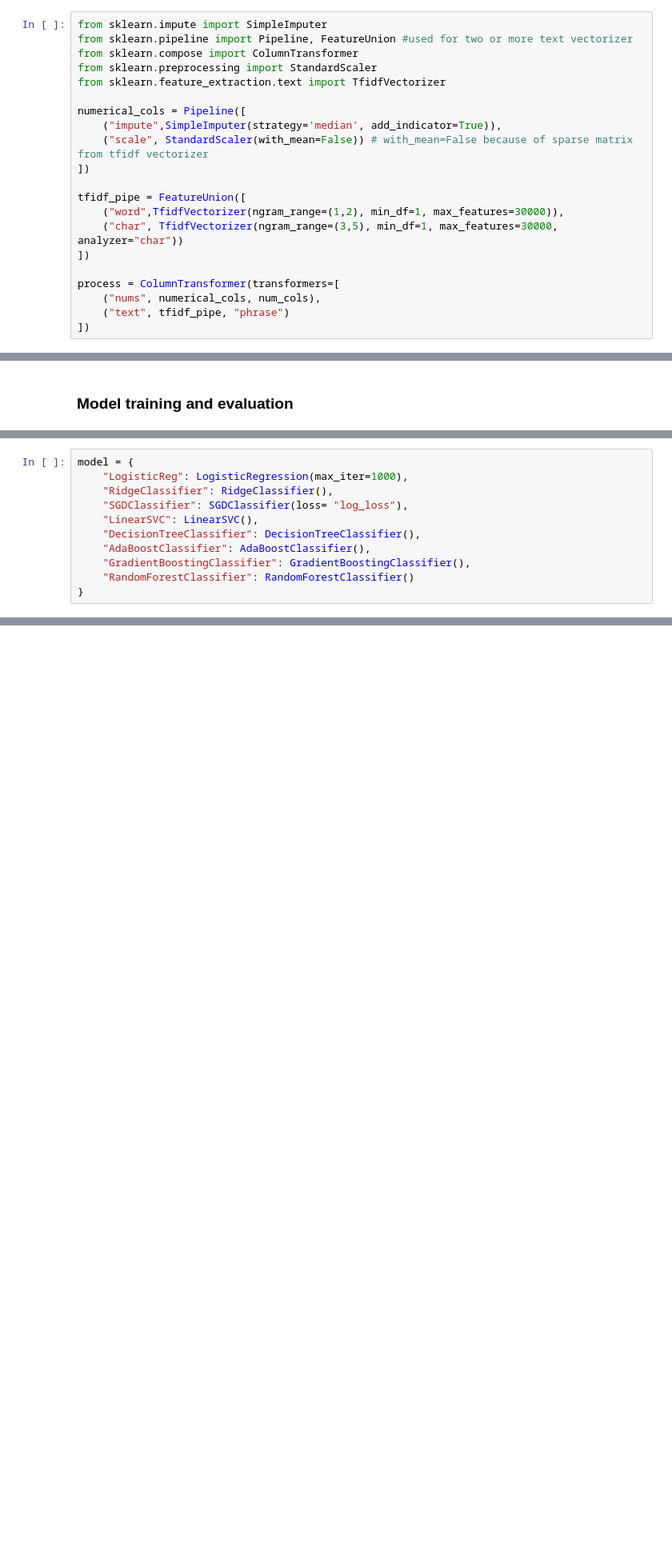
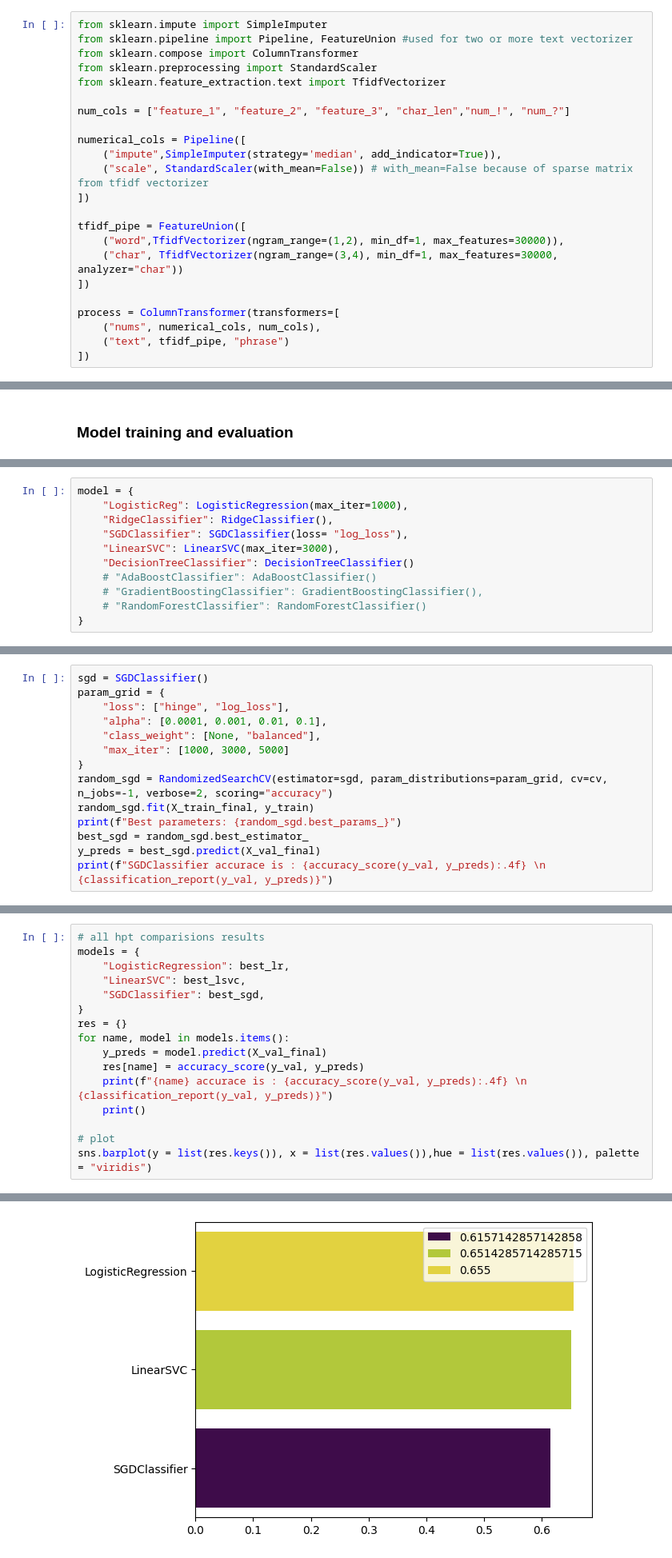
Before and after one commit to Kr-Adarsh/ML_CORE, a Jupyter notebook: Projects/movie-review/main.ipynb, the cells around one changed output, grey strips where cells are left out. Shown at 80% size. Drawn from its saved outputs; the diff is of its cells as text; blank space fills up the shorter version.

```diff
--- a/Projects/movie-review/main.ipynb
+++ b/Projects/movie-review/main.ipynb
@@ -177,6 +147,8 @@ from sklearn.pipeline import Pipeline, FeatureUnion #used for two or more text v
 from sklearn.compose import ColumnTransformer
 from sklearn.preprocessing import StandardScaler
 from sklearn.feature_extraction.text import TfidfVectorizer
+
+num_cols = ["feature_1", "feature_2", "feature_3", "char_len","num_!", "num_?"]
 
 numerical_cols = Pipeline([
     ("impute",SimpleImputer(strategy='median', add_indicator=True)),
@@ -185,7 +157,7 @@ numerical_cols = Pipeline([
 
 tfidf_pipe = FeatureUnion([
     ("word",TfidfVectorizer(ngram_range=(1,2), min_df=1, max_features=30000)),
-    ("char", TfidfVectorizer(ngram_range=(3,5), min_df=1, max_features=30000, analyzer="char"))
+    ("char", TfidfVectorizer(ngram_range=(3,4), min_df=1, max_features=30000, analyzer="char"))
 ])
 
 process = ColumnTransformer(transformers=[
@@ -212,11 +184,11 @@ model = {
     "LogisticReg": LogisticRegression(max_iter=1000),
     "RidgeClassifier": RidgeClassifier(),
     "SGDClassifier": SGDClassifier(loss= "log_loss"),
-    "LinearSVC": LinearSVC(),
-    "DecisionTreeClassifier": DecisionTreeClassifier(),
-    "AdaBoostClassifier": AdaBoostClassifier(),
-    "GradientBoostingClassifier": GradientBoostingClassifier(),
-    "RandomForestClassifier": RandomForestClassifier()
+    "LinearSVC": LinearSVC(max_iter=3000),
+    "DecisionTreeClassifier": DecisionTreeClassifier()
+    # "AdaBoostClassifier": AdaBoostClassifier()
+    # "GradientBoostingClassifier": GradientBoostingClassifier(),
+    # "RandomForestClassifier": RandomForestClassifier()
 }
 # %%
 from sklearn.metrics import classification_report, accuracy_score
@@ -228,0 +398,14 @@ for name, model in model.items():
+# %%
+sgd = SGDClassifier()
+param_grid = {
+    "loss": ["hinge", "log_loss"],
+    "alpha": [0.0001, 0.001, 0.01, 0.1],
+    "class_weight": [None, "balanced"],
+    "max_iter": [1000, 3000, 5000]
+}
+random_sgd = RandomizedSearchCV(estimator=sgd, param_distributions=param_grid, cv=cv, n_jobs=-1, verbose=2, scoring="accuracy")
+random_sgd.fit(X_train_final, y_train)
+print(f"Best parameters: {random_sgd.best_params_}")
+best_sgd = random_sgd.best_estimator_
+y_preds = best_sgd.predict(X_val_final)
+print(f"SGDClassifier accurace is : {accuracy_score(y_val, y_preds):.4f} \n {classification_report(y_val, y_preds)}")
@@ -228,0 +428,17 @@ for name, model in model.items():
+# %%
+# all hpt comparisions results
+models = {
+    "LogisticRegression": best_lr,
+    "LinearSVC": best_lsvc,
+    "SGDClassifier": best_sgd,
+}
+res = {}
+for name, model in models.items():
+    y_preds = model.predict(X_val_final)
+    res[name] = accuracy_score(y_val, y_preds)
+    print(f"{name} accurace is : {accuracy_score(y_val, y_preds):.4f} \n {classification_report(y_val, y_preds)}")
+    print()
+
+# plot
+sns.barplot(y = list(res.keys()), x = list(res.values()),hue = list(res.values()), palette = "viridis")
+# %% [output]
@@ -228,0 +463 @@ for name, model in model.items():
+[figure, added]
```
Also changed, not shown: parts of 38 cells of this notebook.
